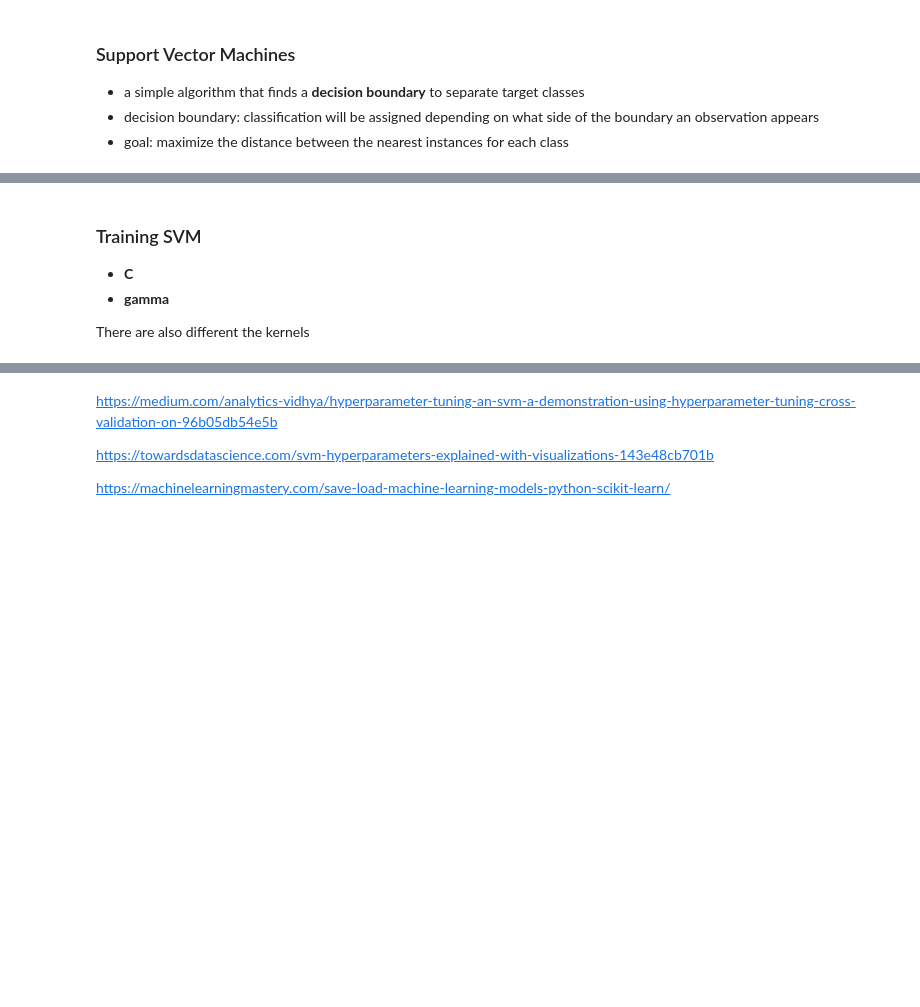
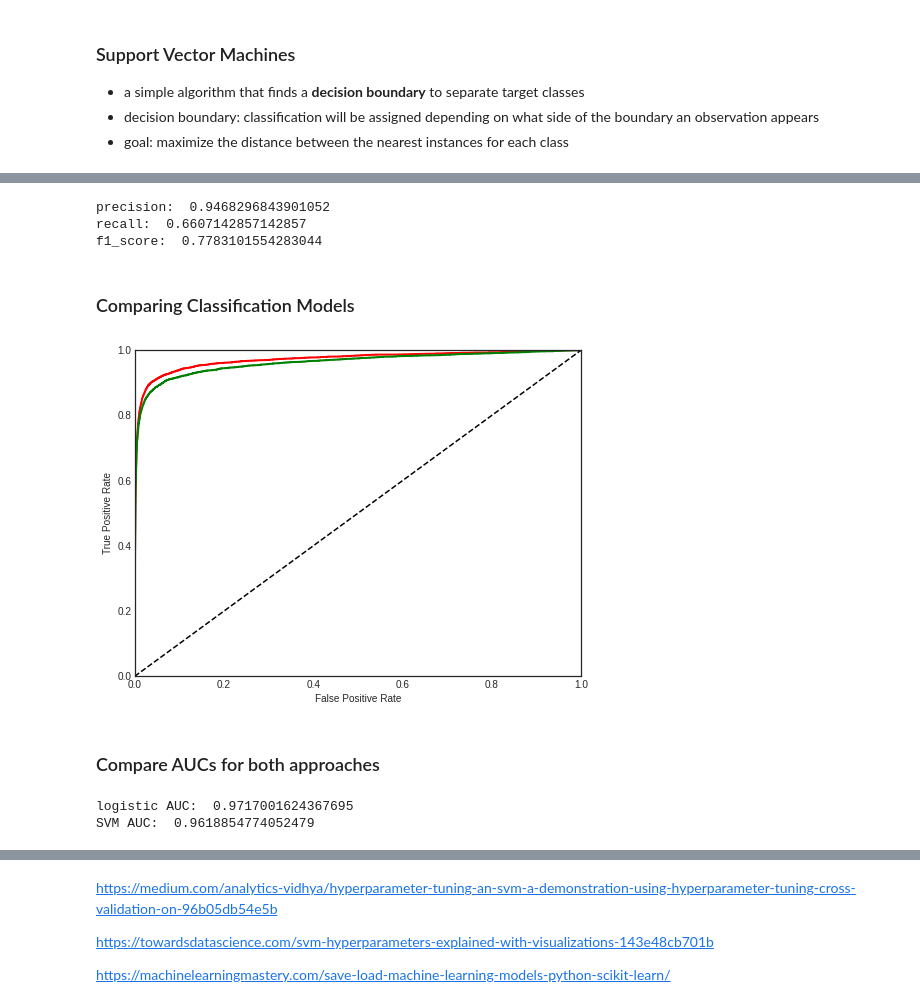
Before and after one commit to SmilodonCub/DS4VS, a Jupyter notebook: Week11/DS4VS_week11_Supervised_Classification.ipynb, the cells around one changed output, grey strips where cells are left out. Drawn from its saved outputs; the diff is of its cells as text; code cells hidden in the pictures; blank space fills up the shorter version.

```diff
--- a/Week11/DS4VS_week11_Supervised_Classification.ipynb
+++ b/Week11/DS4VS_week11_Supervised_Classification.ipynb
@@ -324,3 +323,0 @@ SVC(gamma='auto', kernel='linear')
-# %%
-svm_clf.fit( X_train_scaled, y_train_exp )
-# but this will take a long time
@@ -363,7 +345,34 @@ plt.show()
-# %% [markdown]
-### Training SVM
-
-* **C**
-* **gamma**
-
-There are also different the kernels
+# %%
+print( 'precision: ', precision_score(y_train_exp, y_train_pred_svm) )
+print( 'recall: ', recall_score(y_train_exp, y_train_pred_svm) )
+print( 'f1_score: ', f1_score( y_train_exp, y_train_pred_svm))
+# %% [output]
+precision:  0.9468296843901052
+recall:  0.6607142857142857
+f1_score:  0.7783101554283044
+# %% [markdown]
+### Comparing Classification Models
+# %%
+svm_y_scores = svm_clf.decision_function( X_train )
+svm_clf_fpr, svm_clf_tpr, svm_thresholds = roc_curve( y_train_exp, svm_y_scores )
+# %%
+# visualize the ROCs for both approaches
+plt.figure(figsize=(8, 6))
+plt.plot( log_reg_fpr, log_reg_tpr, linewidth = 2, color = 'red' )
+plt.plot( svm_clf_fpr, svm_clf_tpr, linewidth = 2, color = 'green' )
+plt.plot( [0,1], [0,1], 'k--')
+plt.axis([0, 1, 0, 1])
+plt.xlabel('False Positive Rate')
+plt.ylabel('True Positive Rate')
+
+plt.show()
+# %% [output]
+[figure, added]
+# %% [markdown]
+### Compare AUCs for both approaches
+# %%
+print( 'logistic AUC: ', roc_auc_score(y_train_exp, y_scores) )
+print( 'SVM AUC: ', roc_auc_score(y_train_exp, svm_y_scores) )
+# %% [output]
+logistic AUC:  0.9717001624367695
+SVM AUC:  0.9618854774052479
```
Also changed, not shown: parts of 25 cells of this notebook.
